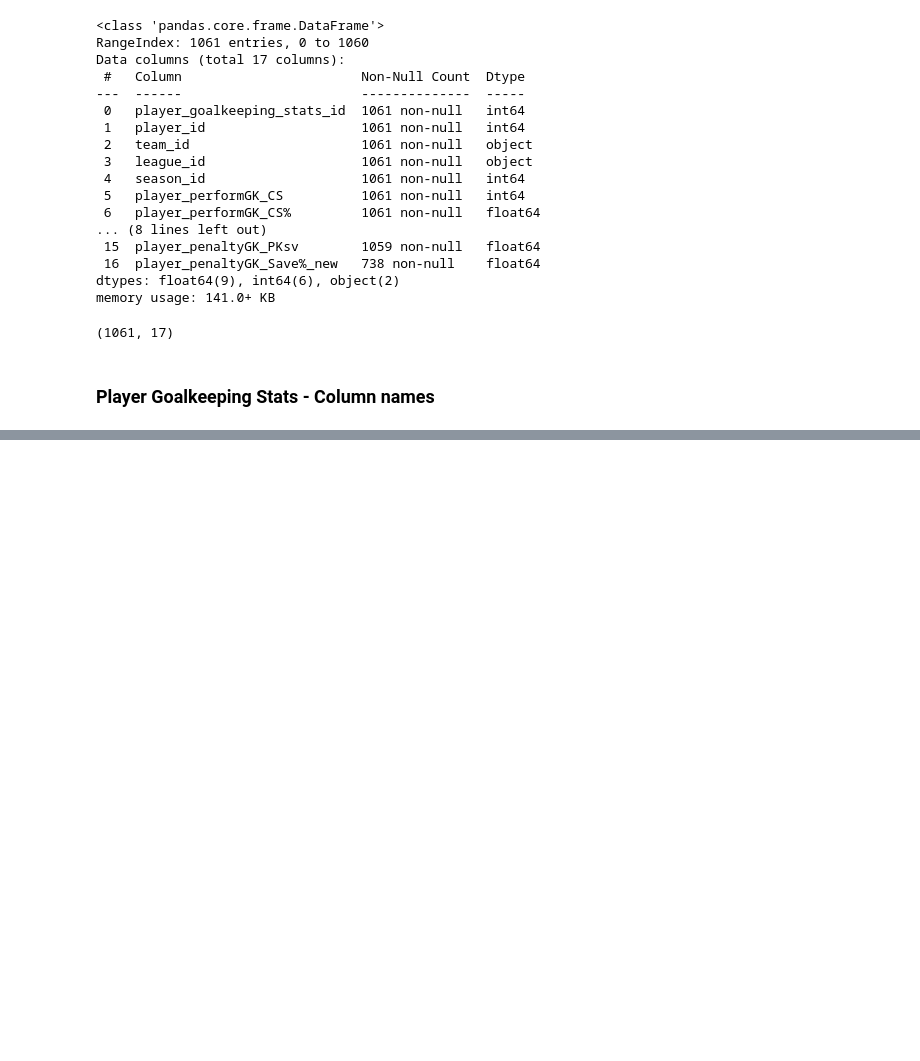
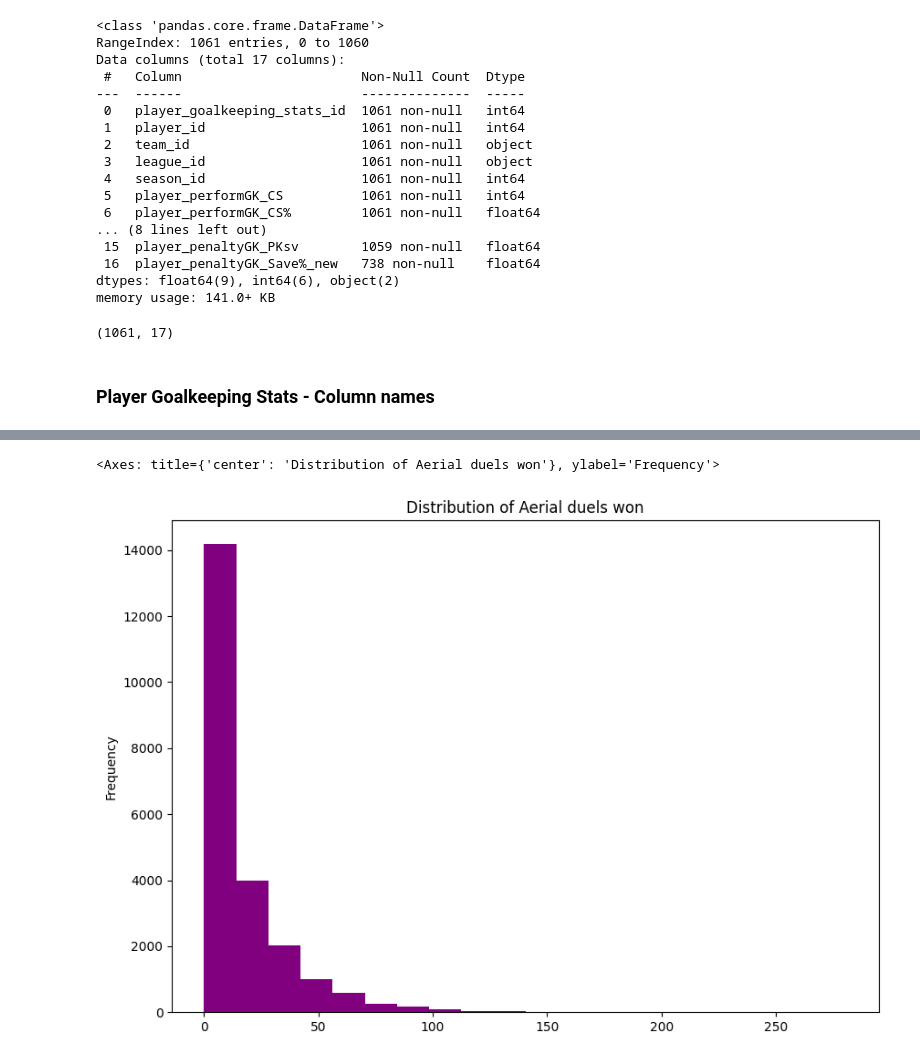
Before and after one commit to sanyi1998/Sandor_Varsanyi_CAPB352_BDA_Project_2025, a Jupyter notebook: Sandor_Varsanyi_CAPB352_final_project.ipynb, the cells around one changed output, grey strips where cells are left out. Cells and saved outputs as stored; diff of their text form; code cells hidden in the pictures; blank space fills up the shorter version.

```diff
--- a/Sandor_Varsanyi_CAPB352_final_project.ipynb
+++ b/Sandor_Varsanyi_CAPB352_final_project.ipynb
@@ -796,0 +957,5 @@ df_player_goalkeeping.shape
+# %%
+df_player_misc['player_Misc_aeriald_Won'].plot (kind='hist', bins=20, figsize=(10,7), title='Distribution of Aerial duels won', color = 'purple')
+# %% [output]
+<Axes: title={'center': 'Distribution of Aerial duels won'}, ylabel='Frequency'>
+[figure, added]
```
Also changed, not shown: parts of 24 cells of this notebook.
